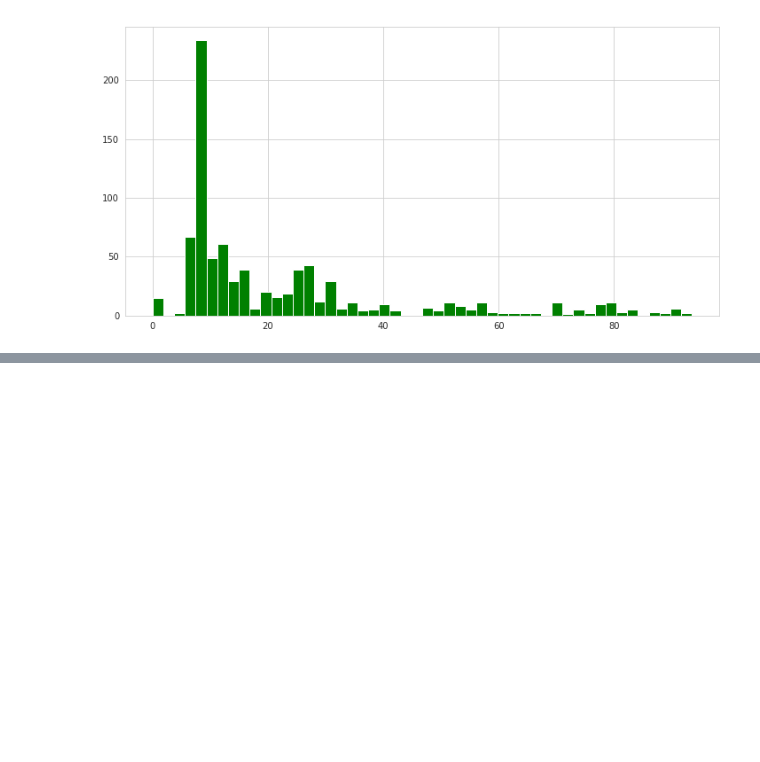
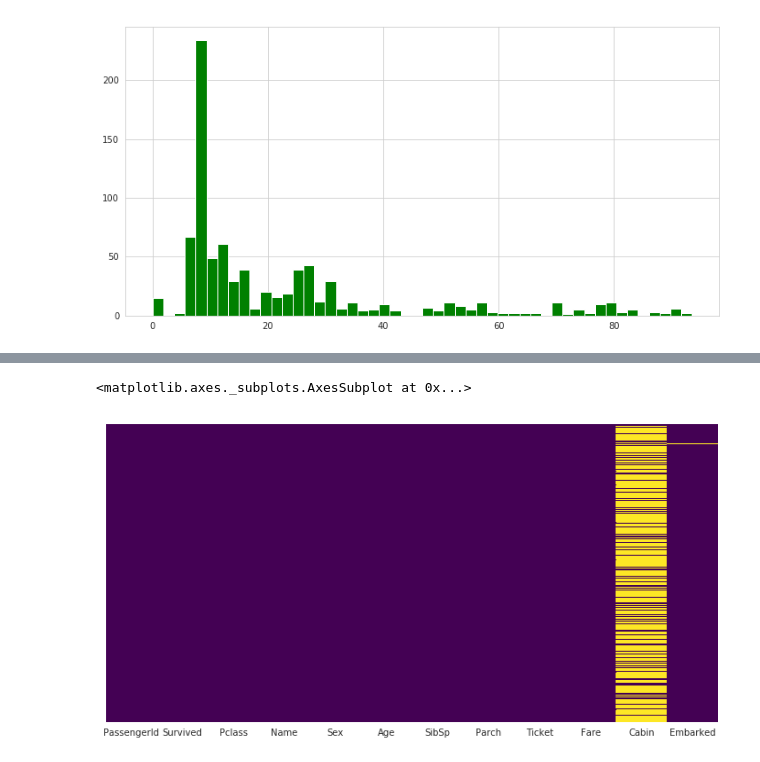
Before and after one commit to claesiacosta/machine_learning-algorithms, a Jupyter notebook: Logistic Regression/Rascunho - Regressão Logística.ipynb, the cells around one changed output, grey strips where cells are left out. Drawn from its saved outputs; the diff is of its cells as text; code cells hidden in the pictures; blank space fills up the shorter version.

```diff
--- a/Logistic Regression/Rascunho - Regressão Logística.ipynb
+++ b/Logistic Regression/Rascunho - Regressão Logística.ipynb
@@ -85,0 +96,16 @@ train[train['Fare']<100]['Fare'].hist(bins=50, color='green', figsize=(12,6))
+# %%
+def inputar_idade(cols):
+    Idade = cols[0]
+    Classe = cols[1]
+
+    if pd.isnull(Idade):
+        if Classe == 1:
+            return 37
+        elif Classe == 2:
+            return 29
+        else:
+            return 24
+    else:
+        return Idade
+# %%
+train['Age'] = train[['Age', 'Pclass']].apply(inputar_idade, axis=1)
@@ -85,0 +132,6 @@ train[train['Fare']<100]['Fare'].hist(bins=50, color='green', figsize=(12,6))
+# %%
+plt.figure(figsize=(12,6))
+sns.heatmap(train.isnull(), yticklabels=False, cbar=False, cmap='viridis')
+# %% [output]
+<matplotlib.axes._subplots.AxesSubplot at 0x...>
+[figure, added]
```
Also changed, not shown: parts of 36 cells of this notebook, 2 other files.
